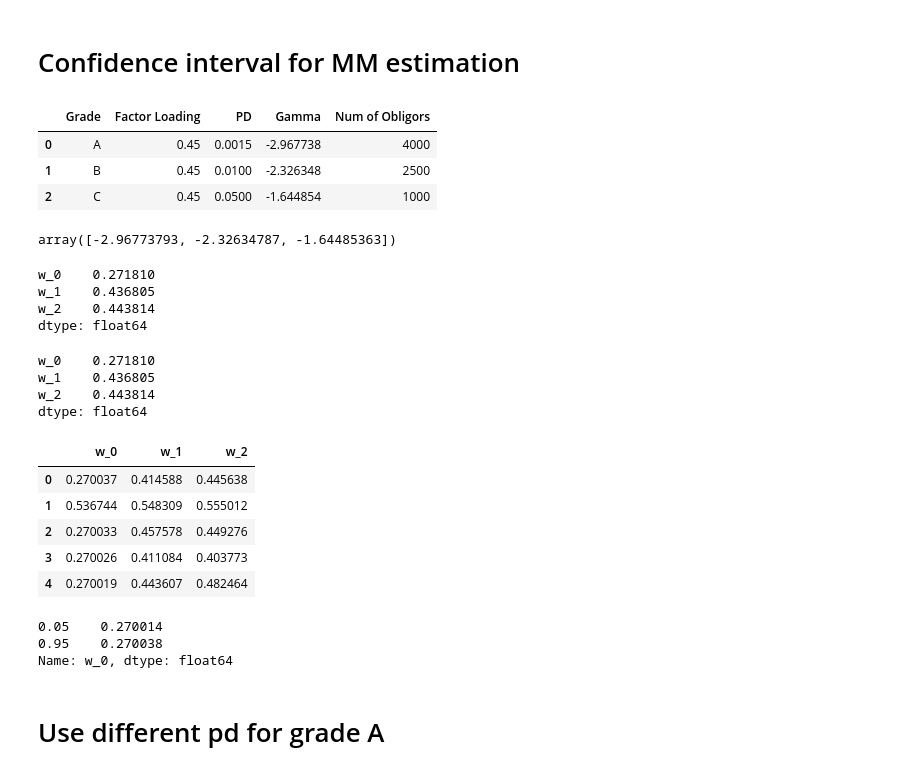
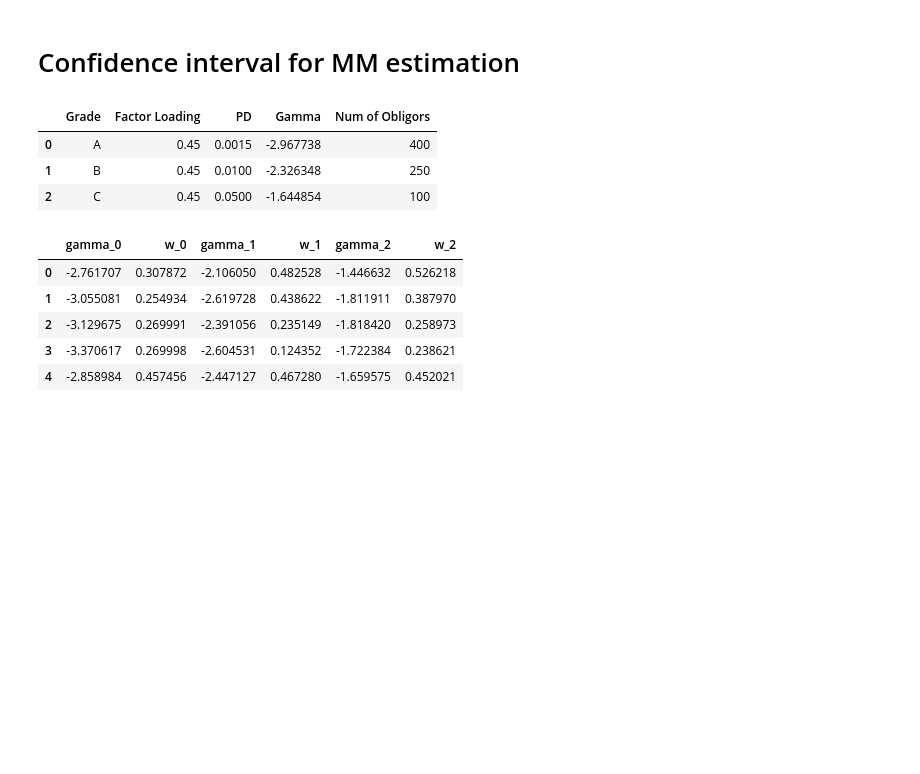
Before and after one commit to PeterKiss18/VasicekPDModel, a Jupyter notebook: conf_interval_gen_data.ipynb, the cells around one changed output. Drawn from its saved outputs; the diff is of its cells as text; code cells hidden in the pictures; blank space fills up the shorter version.

Commit message:
Update conf_interval data, notebook and plots. Clear multivariate_plot notebook and save plots. Compare optimize before and after variable change in variable_change.ipynb.

```diff
--- a/conf_interval_gen_data.ipynb
+++ b/conf_interval_gen_data.ipynb
@@ -575,8 +382,9 @@ from src.data_generator import generate_default_buckets
 from scipy.stats import norm
 from src.MM_estimation import gen_data_and_mm
 # %%
-factor_loading_list = [0.45, 0.45, 0.45, 0.45]
+factor_loading_list = [0.45, 0.45, 0.45]
 pd_list = [0.0015, 0.0100, 0.0500]
+# pd_list2 = [0.005, 0.0100, 0.0500]
 gamma_list = norm.ppf(pd_list)
 num_of_obligors_list = [400, 250, 100]
 
@@ -585,10 +393,6 @@ df = pd.DataFrame({'Grade': ['A', 'B', 'C'], 'Factor Loading': factor_loading_li
 df
 # %% [output]
 |  | Grade | Factor Loading | PD | Gamma | Num of Obligors |
-| 0 | A | 0.45 | 0.0015 | -2.967738 | 4000 |
-| 1 | B | 0.45 | 0.0100 | -2.326348 | 2500 |
-| 2 | C | 0.45 | 0.0500 | -1.644854 | 1000 |
+| 0 | A | 0.45 | 0.0015 | -2.967738 | 400 |
+| 1 | B | 0.45 | 0.0100 | -2.326348 | 250 |
+| 2 | C | 0.45 | 0.0500 | -1.644854 | 100 |
-# %%
-gamma_list
-# %% [output]
-array([-2.96773793, -2.32634787, -1.64485363])
@@ -599,34 +399,14 @@ params_df = gen_data_and_mm(time_points, num_of_obligors_list, factor_loading_li
-# %%
-params_df.mean()
-# %% [output]
-w_0    0.271810
-w_1    0.436805
-w_2    0.443814
-dtype: float64
-# %%
-params_df.mean()
-# %% [output]
-w_0    0.271810
-w_1    0.436805
-w_2    0.443814
-dtype: float64
+# %%
+params_df_20 = gen_data_and_mm(20, num_of_obligors_list, factor_loading_list, gamma_list, sims=500)
+params_df_30 = gen_data_and_mm(30, num_of_obligors_list, factor_loading_list, gamma_list, sims=500)
+params_df_80 = gen_data_and_mm(80, num_of_obligors_list, factor_loading_list, gamma_list, sims=500)
+params_df_160 = gen_data_and_mm(160, num_of_obligors_list, factor_loading_list, gamma_list, sims=500)
 # %%
-params_df.head()
+params_df_20.head()
 # %% [output]
-|  | w_0 | w_1 | w_2 |
-| 0 | 0.270037 | 0.414588 | 0.445638 |
-| 1 | 0.536744 | 0.548309 | 0.555012 |
-| 2 | 0.270033 | 0.457578 | 0.449276 |
-| 3 | 0.270026 | 0.411084 | 0.403773 |
-| 4 | 0.270019 | 0.443607 | 0.482464 |
+|  | gamma_0 | w_0 | gamma_1 | w_1 | gamma_2 | w_2 |
+| 0 | -2.761707 | 0.307872 | -2.106050 | 0.482528 | -1.446632 | 0.526218 |
+| 1 | -3.055081 | 0.254934 | -2.619728 | 0.438622 | -1.811911 | 0.387970 |
+| 2 | -3.129675 | 0.269991 | -2.391056 | 0.235149 | -1.818420 | 0.258973 |
+| 3 | -3.370617 | 0.269998 | -2.604531 | 0.124352 | -1.722384 | 0.238621 |
+| 4 | -2.858984 | 0.457456 | -2.447127 | 0.467280 | -1.659575 | 0.452021 |
-# %%
-# Calculate confidence interval for MM estimation for w_2
-interval = params_df["w_0"].quantile([0.05, 0.95])
-
-interval
-# %% [output]
-0.05    0.270014
-0.95    0.270038
-Name: w_0, dtype: float64
-# %% [markdown]
-# Use different pd for grade A
```
Also changed, not shown: parts of 107 cells of this notebook, 35 other files.
